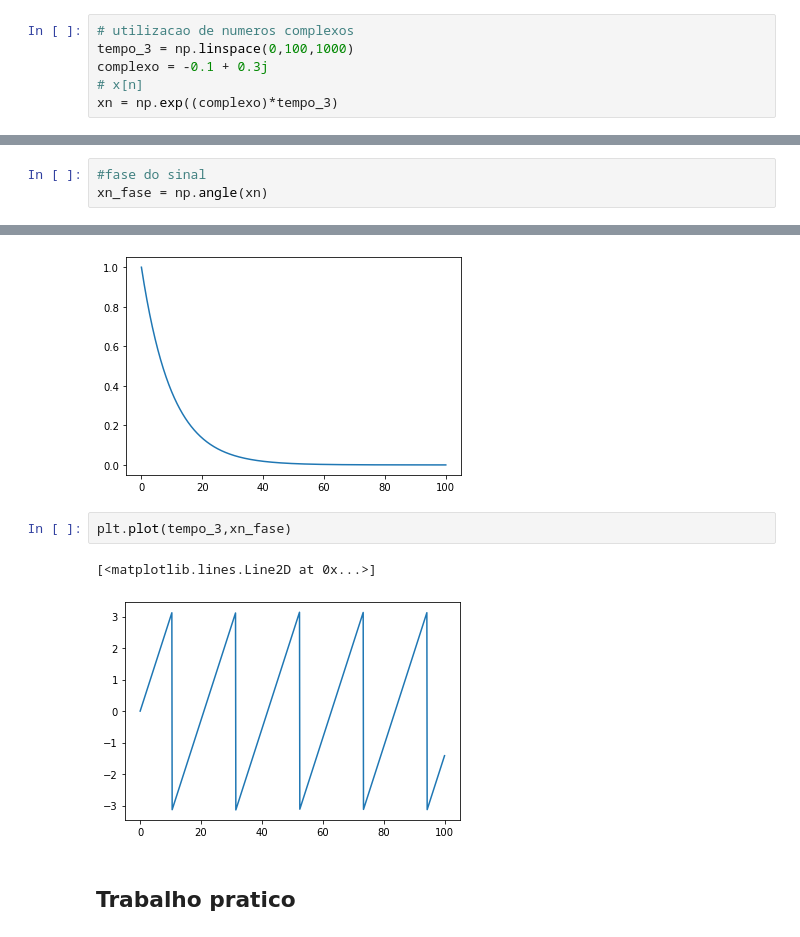
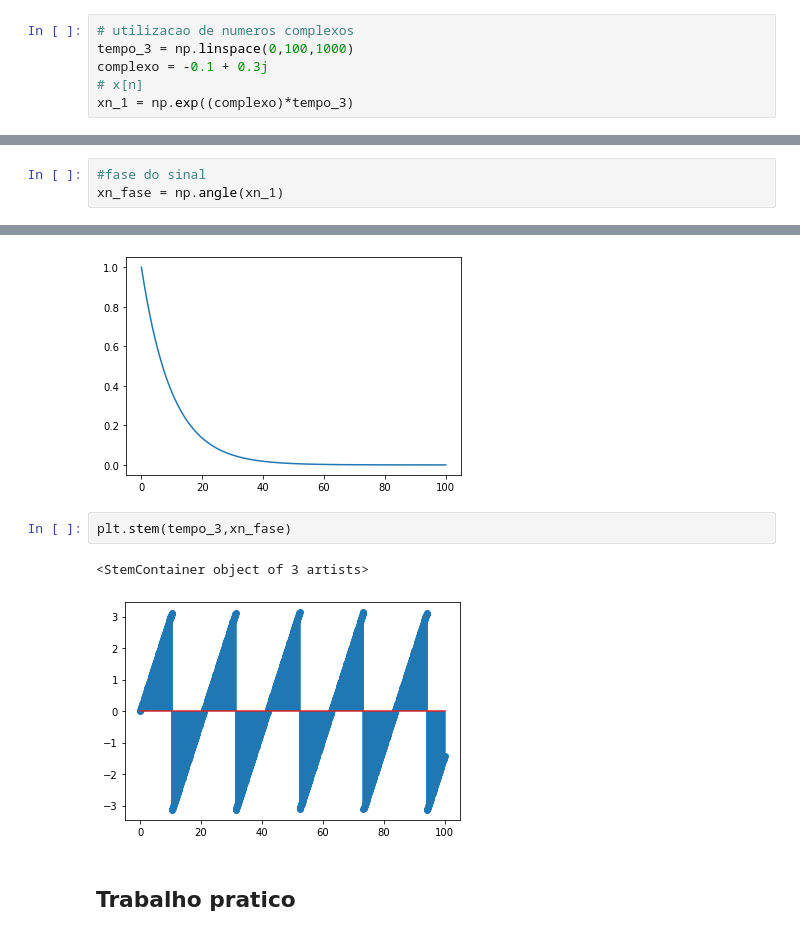
Before and after one commit to bosshentai/Processing-signal, a Jupyter notebook: python/Sistemasesinais.ipynb, the cells around one changed output, grey strips where cells are left out. Drawn from its saved outputs; the diff is of its cells as text.

```diff
--- a/python/Sistemasesinais.ipynb
+++ b/python/Sistemasesinais.ipynb
@@ -280,6 +284,6 @@ ex
 tempo_3 = np.linspace(0,100,1000)
 complexo = -0.1 + 0.3j
 # x[n]
-xn = np.exp((complexo)*tempo_3)
+xn_1 = np.exp((complexo)*tempo_3)
 # %%
 # modulo do sinal
@@ -287,6 +291,6 @@ xn_modulo = np.abs(xn)
 # %%
 #fase do sinal
-xn_fase = np.angle(xn)
+xn_fase = np.angle(xn_1)
 # %% [markdown]
 <p><strong> b)</strong> represente o modulo e a fase de x[n] em função de n . </p>
 # %%
@@ -295,10 +299,10 @@ plt.plot(tempo_3,xn_modulo)
 [<matplotlib.lines.Line2D at 0x...>]
 [figure]
 # %%
-plt.plot(tempo_3,xn_fase)
+plt.stem(tempo_3,xn_fase)
 # %% [output]
-[<matplotlib.lines.Line2D at 0x...>]
+<StemContainer object of 3 artists>
-[figure, old version]
+[figure, new version]
 # %% [markdown]
 <h2><strong> Trabalho pratico </strong></h2>
 # %% [markdown]
```
Also changed, not shown: parts of 13 cells of this notebook, 10 other files.
